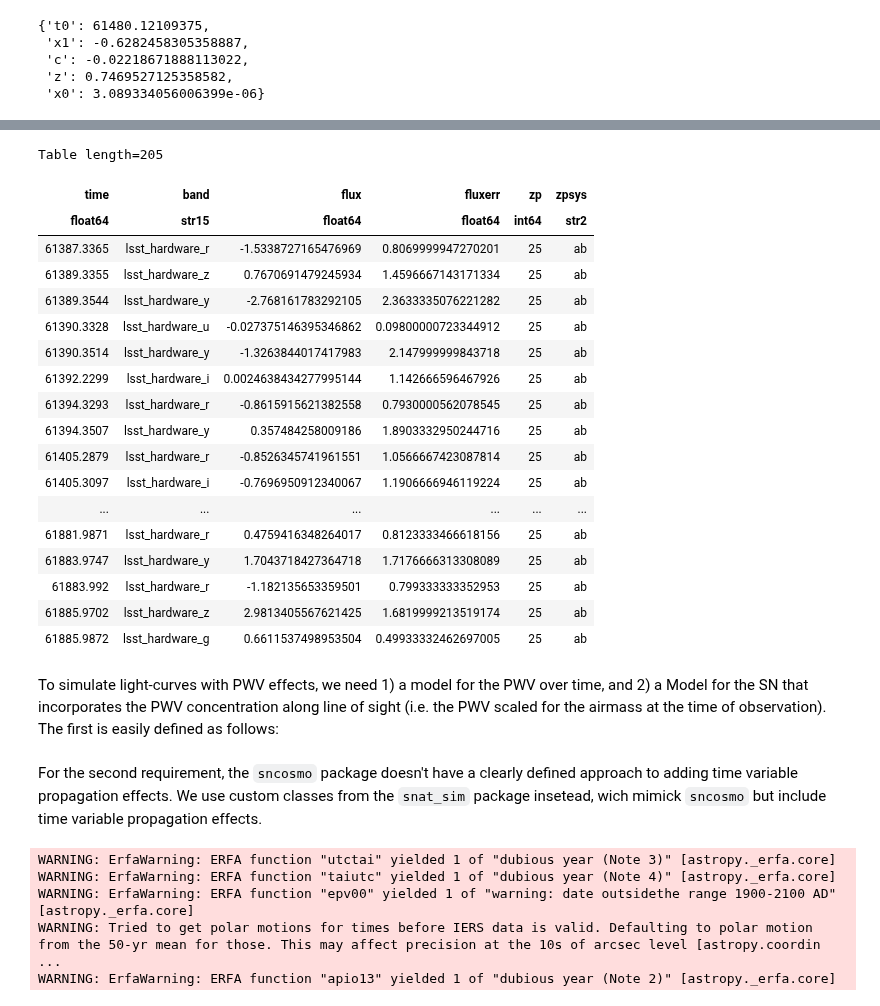
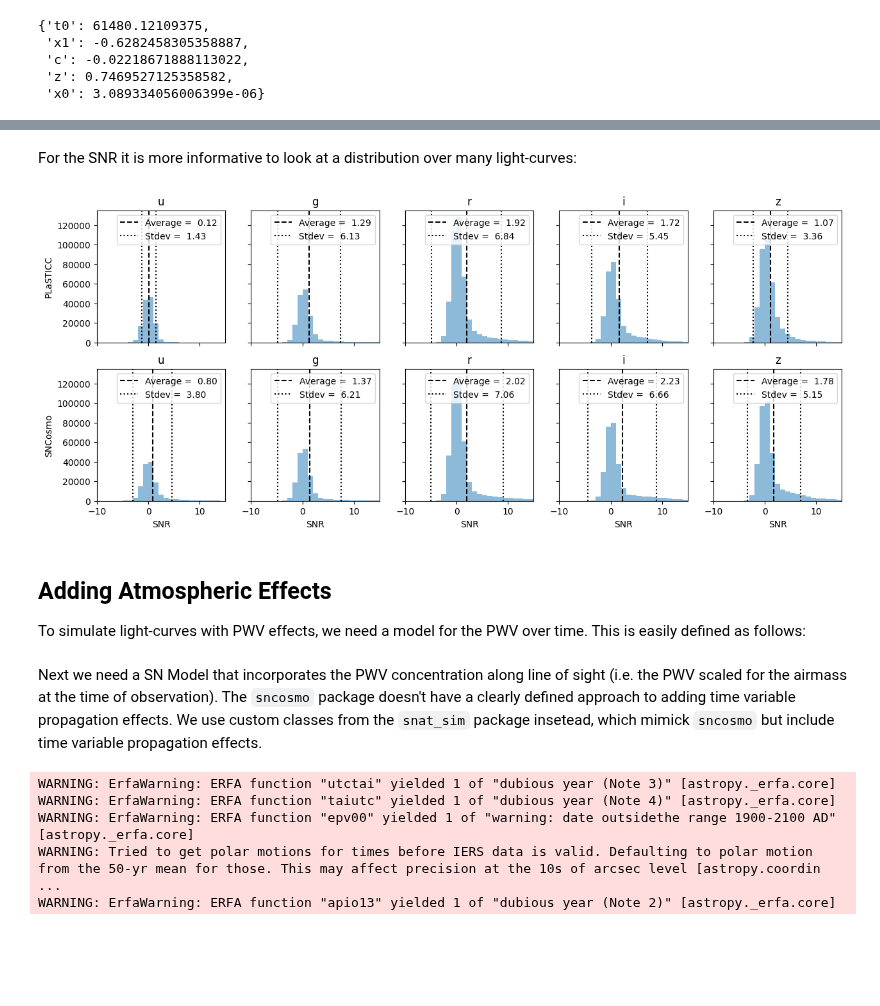
Before and after one commit to LSSTDESC/SN-PWV, a Jupyter notebook: notebooks/simulating_lc_for_cadence.ipynb, the cells around one changed output, grey strips where cells are left out. Cells and saved outputs as stored; diff of their text form; code cells hidden in the pictures; blank space fills up the shorter version.

Commit message:
Adds histograms of simulated SNR values

```diff
--- a/notebooks/simulating_lc_for_cadence.ipynb
+++ b/notebooks/simulating_lc_for_cadence.ipynb
@@ -45,4 +46,5 @@ Available cadence files: 40
 Available Light-curves:  4737479
 # %%
 demo_header_path = demo_cadence_header_files[0]
-plasticc_lc = next(plasticc.iter_lc_for_header(demo_header_path, verbose=False))
+plastic_iter = plasticc.iter_lc_for_header(demo_header_path, verbose=False)
+plasticc_lc = next(plastic_iter)
@@ -85,3 +96,3 @@ Since we need to add in our own atmospheric variability, the pre-tabulated flux
 # %%
 model_for_sim = sncosmo.Model('salt2-extended')
-duplicated_lc = plasticc.duplicate_plasticc_sncosmo(plasticc_lc, model_for_sim)
+duplicated_lc = plasticc.duplicate_plasticc_sncosmo(plasticc_lc, model_for_sim, zp=30, gain=1)
@@ -100,22 +120,2 @@ sncosmo.plot_lc(duplicated_lc);
-# %%
-duplicated_lc
-# %% [output]
-Table length=205
-| time | band | flux | fluxerr | zp | zpsys |
-| float64 | str15 | float64 | float64 | int64 | str2 |
-| 61387.3365 | lsst_hardware_r | -1.5338727165476969 | 0.8069999947270201 | 25 | ab |
-| 61389.3355 | lsst_hardware_z | 0.7670691479245934 | 1.4596667143171334 | 25 | ab |
-| 61389.3544 | lsst_hardware_y | -2.768161783292105 | 2.3633335076221282 | 25 | ab |
-| 61390.3328 | lsst_hardware_u | -0.027375146395346862 | 0.09800000723344912 | 25 | ab |
-| 61390.3514 | lsst_hardware_y | -1.3263844017417983 | 2.147999999843718 | 25 | ab |
-| 61392.2299 | lsst_hardware_i | 0.0024638434277995144 | 1.142666596467926 | 25 | ab |
-| 61394.3293 | lsst_hardware_r | -0.8615915621382558 | 0.7930000562078545 | 25 | ab |
-| 61394.3507 | lsst_hardware_y | 0.357484258009186 | 1.8903332950244716 | 25 | ab |
-| 61405.2879 | lsst_hardware_r | -0.8526345741961551 | 1.0566667423087814 | 25 | ab |
-| 61405.3097 | lsst_hardware_i | -0.7696950912340067 | 1.1906666946119224 | 25 | ab |
-| ... | ... | ... | ... | ... | ... |
-| 61881.9871 | lsst_hardware_r | 0.4759416348264017 | 0.8123333466618156 | 25 | ab |
-| 61883.9747 | lsst_hardware_y | 1.7043718427364718 | 1.7176666313308089 | 25 | ab |
-| 61883.992 | lsst_hardware_r | -1.182135653359501 | 0.799333333352953 | 25 | ab |
-| 61885.9702 | lsst_hardware_z | 2.9813405567621425 | 1.6819999213519174 | 25 | ab |
-| 61885.9872 | lsst_hardware_g | 0.6611537498953504 | 0.49933332462697005 | 25 | ab |
+# %% [markdown]
+For the SNR it is more informative to look at a distribution over many light-curves:
@@ -122,11 +180,19 @@ Table length=205
+# %%
+light_curves_for_snr_plot = [next(plastic_iter) for _ in range(10_000)]
+# %%
+plot_snr_distributions(light_curves_for_snr_plot, zp=30)
+# %% [output]
+[figure, added]
 # %% [markdown]
-To simulate light-curves with PWV effects, we need 1) a model for the PWV over time, and 2) a Model for the SN that incorporates the PWV concentration along line of sight (i.e. the PWV scaled for the airmass at the time of observation). The first is easily defined as follows:
+## Adding Atmospheric Effects
+
+To simulate light-curves with PWV effects, we need a model for the PWV over time. This is easily defined as follows:
 # %%
 ctio = GPSReceiver('CTIO', data_cuts={'PWV': [(0, 25)]})
 ctio.download_available_data(year=range(2012, 2018))
 pwv_model = models.PWVModel.from_suominet_receiver(ctio, 2016, [2017])
 # %% [markdown]
-For the second requirement, the `sncosmo` package doesn't have a clearly defined approach to adding time variable propagation effects. We use custom classes from the `snat_sim` package insetead, wich mimick `sncosmo` but include time variable propagation effects.
+Next we need a SN Model that incorporates the PWV concentration along line of sight (i.e. the PWV scaled for the airmass at the time of observation). The `sncosmo` package doesn't have a clearly defined approach to adding time variable propagation effects. We use custom classes from the `snat_sim` package insetead, which mimick `sncosmo` but include time variable propagation effects.
 # %%
 pwv_effect = models.VariablePWVTrans(pwv_model)
 pwv_effect.set(res=5)
```
Also changed, not shown: parts of 12 cells of this notebook.
